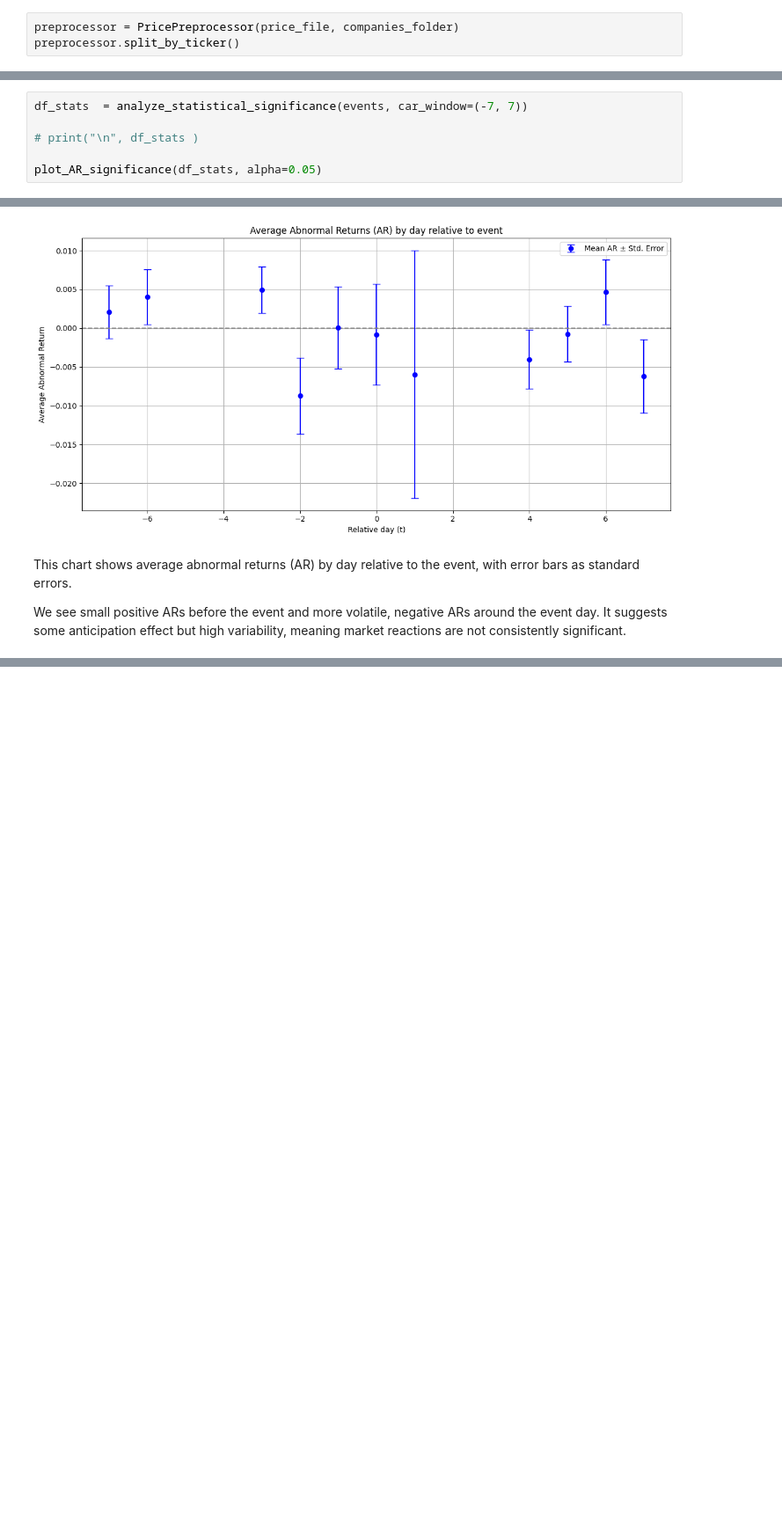
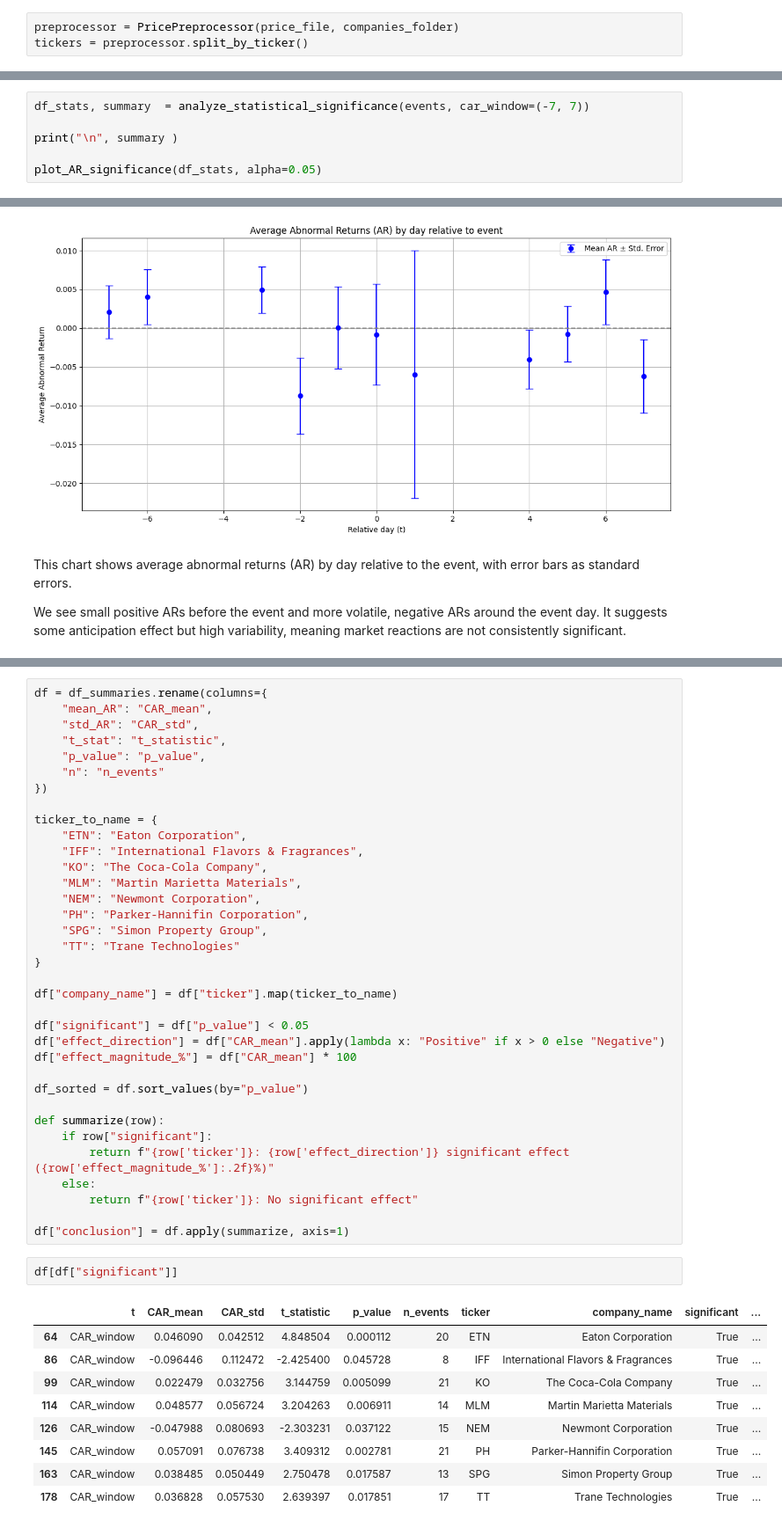
Before and after one commit to jordieres/2025_ACA_MultichannelAI, a Jupyter notebook: notebooks/events_study.ipynb, the cells around one changed output, grey strips where cells are left out. Shown at 88% size. Saved outputs shown, nothing was run; the diff lists cells and outputs as text; blank space fills up the shorter version.

Commit message:
Definitive events study code

```diff
--- a/notebooks/events_study.ipynb
+++ b/notebooks/events_study.ipynb
@@ -15,5 +15,5 @@ companies_folder = "/home/aacastro/2025_ACA_MultichannelAI/data/financial/compan
 conference_file = "/home/aacastro/2025_ACA_MultichannelAI/data/financial/conference_data.csv"
 # %%
 preprocessor = PricePreprocessor(price_file, companies_folder)
-preprocessor.split_by_ticker()
+tickers = preprocessor.split_by_ticker()
 # %% [output]
@@ -67,9 +48,9 @@ events = pipeline.run(ticker_filter="AMZN")
 # %% [markdown]
 In this case, although the sample is not very large, we could conclude here that there is no evidence that the events have a systematic effect on the cumulative return within this window
 # %%
-df_stats  = analyze_statistical_significance(events, car_window=(-7, 7))
+df_stats, summary  = analyze_statistical_significance(events, car_window=(-7, 7))
 
-# print("\n", df_stats )
+print("\n", summary )
 
 plot_AR_significance(df_stats, alpha=0.05)
 # %% [output]
@@ -83,0 +112,47 @@ It suggests some anticipation effect but high variability, meaning market reacti
+# %%
+df = df_summaries.rename(columns={
+    "mean_AR": "CAR_mean",
+    "std_AR": "CAR_std",
+    "t_stat": "t_statistic",
+    "p_value": "p_value",
+    "n": "n_events"
+})
+
+ticker_to_name = {
+    "ETN": "Eaton Corporation",
+    "IFF": "International Flavors & Fragrances",
+    "KO": "The Coca-Cola Company",
+    "MLM": "Martin Marietta Materials",
+    "NEM": "Newmont Corporation",
+    "PH": "Parker-Hannifin Corporation",
+    "SPG": "Simon Property Group",
+    "TT": "Trane Technologies"
+}
+
+df["company_name"] = df["ticker"].map(ticker_to_name)
+
+df["significant"] = df["p_value"] < 0.05
+df["effect_direction"] = df["CAR_mean"].apply(lambda x: "Positive" if x > 0 else "Negative")
+df["effect_magnitude_%"] = df["CAR_mean"] * 100
+
+df_sorted = df.sort_values(by="p_value")
+
+def summarize(row):
+    if row["significant"]:
+        return f"{row['ticker']}: {row['effect_direction']} significant effect ({row['effect_magnitude_%']:.2f}%)"
+    else:
+        return f"{row['ticker']}: No significant effect"
+
+df["conclusion"] = df.apply(summarize, axis=1)
+# %%
+df[df["significant"]]
+# %% [output]
+|  | t | CAR_mean | CAR_std | t_statistic | p_value | n_events | ticker | company_name | significant | ... |
+| 64 | CAR_window | 0.046090 | 0.042512 | 4.848504 | 0.000112 | 20 | ETN | Eaton Corporation | True | ... |
+| 86 | CAR_window | -0.096446 | 0.112472 | -2.425400 | 0.045728 | 8 | IFF | International Flavors & Fragrances | True | ... |
+| 99 | CAR_window | 0.022479 | 0.032756 | 3.144759 | 0.005099 | 21 | KO | The Coca-Cola Company | True | ... |
+| 114 | CAR_window | 0.048577 | 0.056724 | 3.204263 | 0.006911 | 14 | MLM | Martin Marietta Materials | True | ... |
+| 126 | CAR_window | -0.047988 | 0.080693 | -2.303231 | 0.037122 | 15 | NEM | Newmont Corporation | True | ... |
+| 145 | CAR_window | 0.057091 | 0.076738 | 3.409312 | 0.002781 | 21 | PH | Parker-Hannifin Corporation | True | ... |
+| 163 | CAR_window | 0.038485 | 0.050449 | 2.750478 | 0.017587 | 13 | SPG | Simon Property Group | True | ... |
+| 178 | CAR_window | 0.036828 | 0.057530 | 2.639397 | 0.017851 | 17 | TT | Trane Technologies | True | ... |
```
Also changed, not shown: parts of 6 cells of this notebook, 5 other files.
